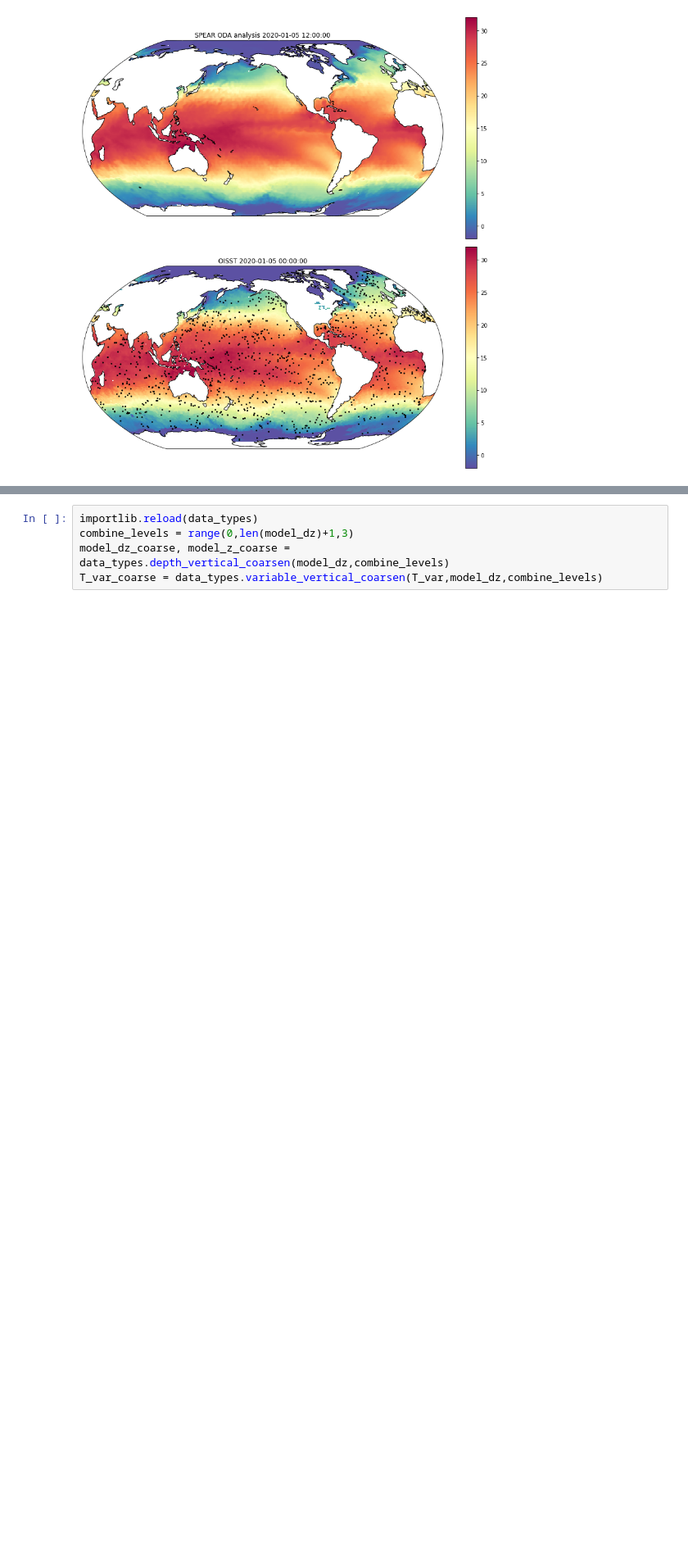
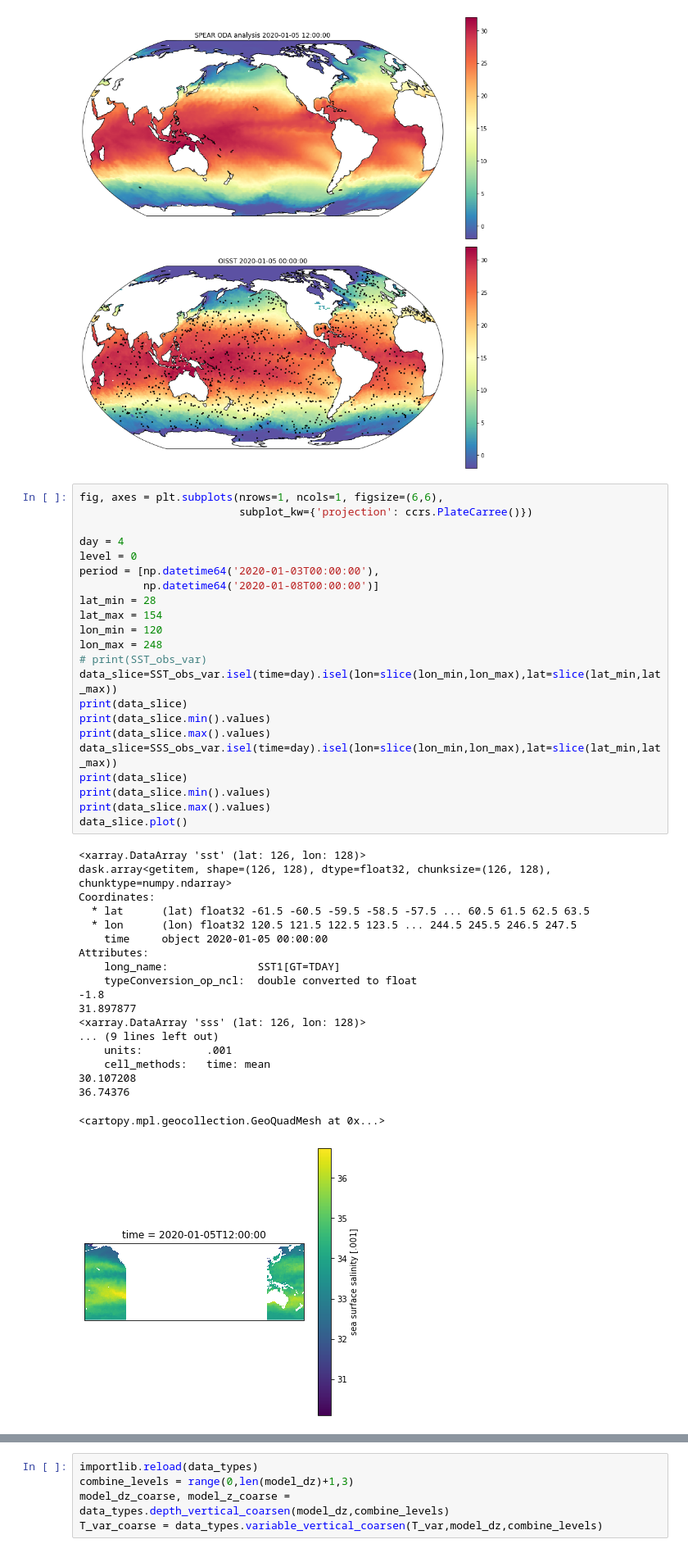
Before and after one commit to feiyulu/Diffusion_OceanDA, a Jupyter notebook: data_check.ipynb, the cells around one changed output, grey strips where cells are left out. Shown at 82% size. Saved outputs shown, nothing was run; the diff lists cells and outputs as text; blank space fills up the shorter version.

```diff
--- a/data_check.ipynb
+++ b/data_check.ipynb
@@ -165,3 +165,45 @@ for ax in axes:
 fig.tight_layout()
 # %% [output]
 [figure]
+# %%
+fig, axes = plt.subplots(nrows=1, ncols=1, figsize=(6,6),
+                         subplot_kw={'projection': ccrs.PlateCarree()})
+
+day = 4
+level = 0
+period = [np.datetime64('2020-01-03T00:00:00'),
+          np.datetime64('2020-01-08T00:00:00')]
+lat_min = 28
+lat_max = 154
+lon_min = 120
+lon_max = 248
+# print(SST_obs_var)
+data_slice=SST_obs_var.isel(time=day).isel(lon=slice(lon_min,lon_max),lat=slice(lat_min,lat_max))
+print(data_slice)
+print(data_slice.min().values)
+print(data_slice.max().values)
+data_slice=SSS_obs_var.isel(time=day).isel(lon=slice(lon_min,lon_max),lat=slice(lat_min,lat_max))
+print(data_slice)
+print(data_slice.min().values)
+print(data_slice.max().values)
+data_slice.plot()
+# %% [output]
+<xarray.DataArray 'sst' (lat: 126, lon: 128)>
+dask.array<getitem, shape=(126, 128), dtype=float32, chunksize=(126, 128), chunktype=numpy.ndarray>
+Coordinates:
+  * lat      (lat) float32 -61.5 -60.5 -59.5 -58.5 -57.5 ... 60.5 61.5 62.5 63.5
+  * lon      (lon) float32 120.5 121.5 122.5 123.5 ... 244.5 245.5 246.5 247.5
+    time     object 2020-01-05 00:00:00
+Attributes:
+    long_name:              SST1[GT=TDAY]
+    typeConversion_op_ncl:  double converted to float
+-1.8
+31.897877
+<xarray.DataArray 'sss' (lat: 126, lon: 128)>
+... (9 lines left out)
+    units:          .001
+    cell_methods:   time: mean
+30.107208
+36.74376
+<cartopy.mpl.geocollection.GeoQuadMesh at 0x...>
+[figure, added]
```
Also changed, not shown: parts of 2 cells of this notebook, 9 other files.
